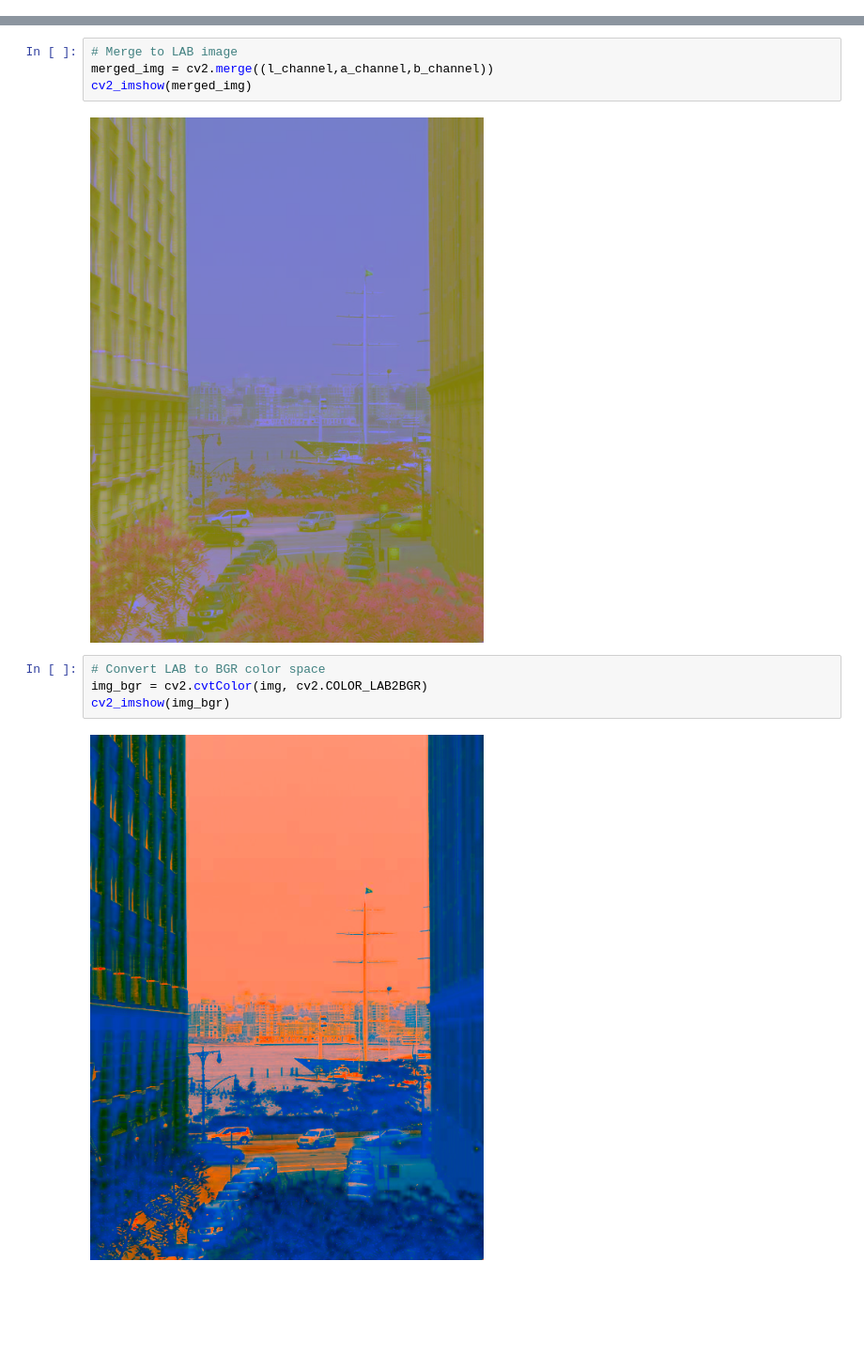
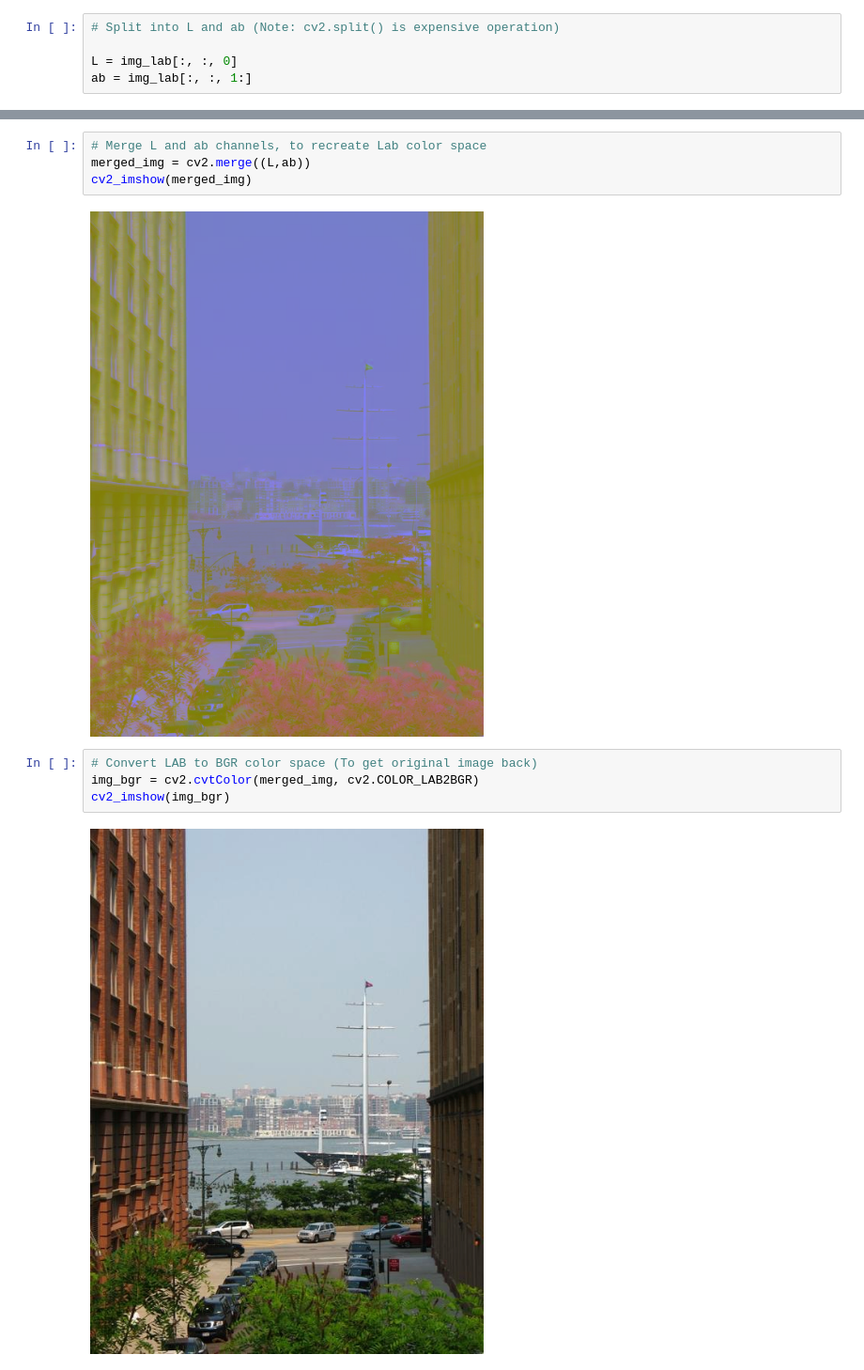
Before and after one commit to kghimire192/DS_Capstone_Image_Colorization, a Jupyter notebook: Code/ImageProcessing.ipynb, the cells around one changed output, grey strips where cells are left out. Shown at 94% size. Drawn from its saved outputs; the diff is of its cells as text; blank space fills up the shorter version.

Commit message:
Image processing

```diff
--- a/Code/images_lab.ipynb
+++ b/Code/ImageProcessing.ipynb
@@ -96,2 +23,7 @@ print(b_channel)
+# %%
+# Split into L and ab (Note: cv2.split() is expensive operation)
+
+L = img_lab[:, :, 0]
+ab = img_lab[:, :, 1:]
 # %%
 # L channel
@@ -137,12 +33,12 @@ cv2_imshow(merged_img_l_ab)
 # %%
-# Merge to LAB image
-merged_img = cv2.merge((l_channel,a_channel,b_channel))
+# Merge L and ab channels, to recreate Lab color space
+merged_img = cv2.merge((L,ab))
 cv2_imshow(merged_img)
 # %% [output]
 [figure]
 # %%
-# Convert LAB to BGR color space
-img_bgr = cv2.cvtColor(img, cv2.COLOR_LAB2BGR)
+# Convert LAB to BGR color space (To get original image back)
+img_bgr = cv2.cvtColor(merged_img, cv2.COLOR_LAB2BGR)
 cv2_imshow(img_bgr)
 # %% [output]
-[figure, old version]
+[figure, new version]
```
Also changed, not shown: parts of 17 cells of this notebook, 1 other file.
